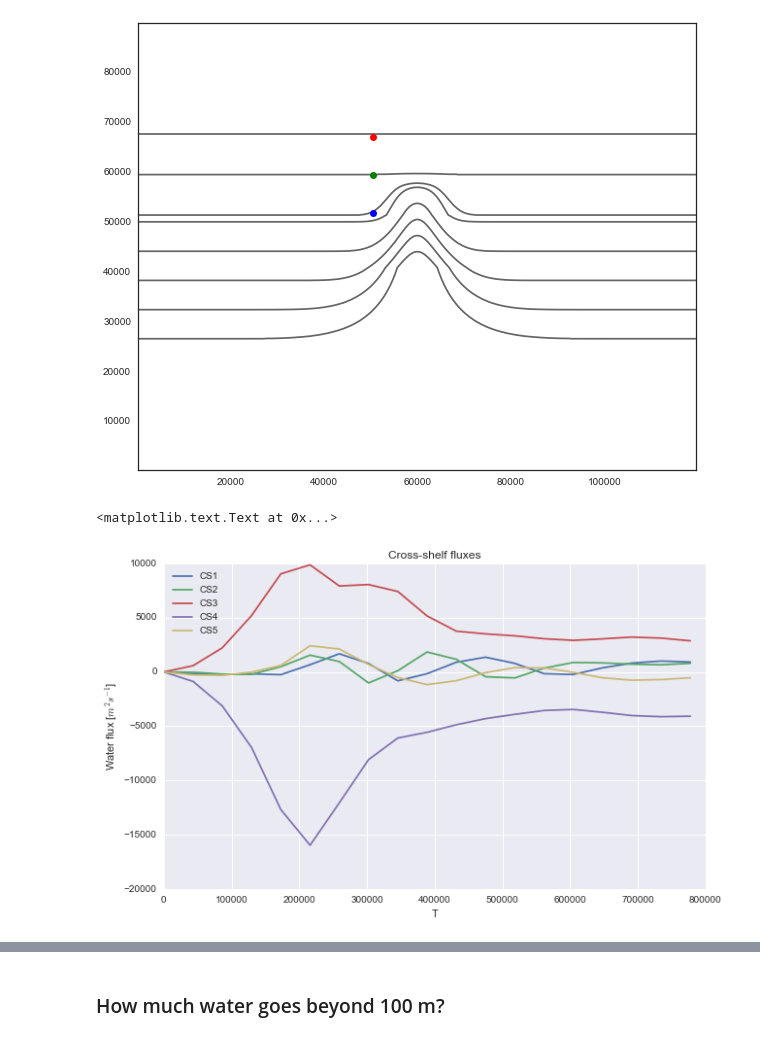
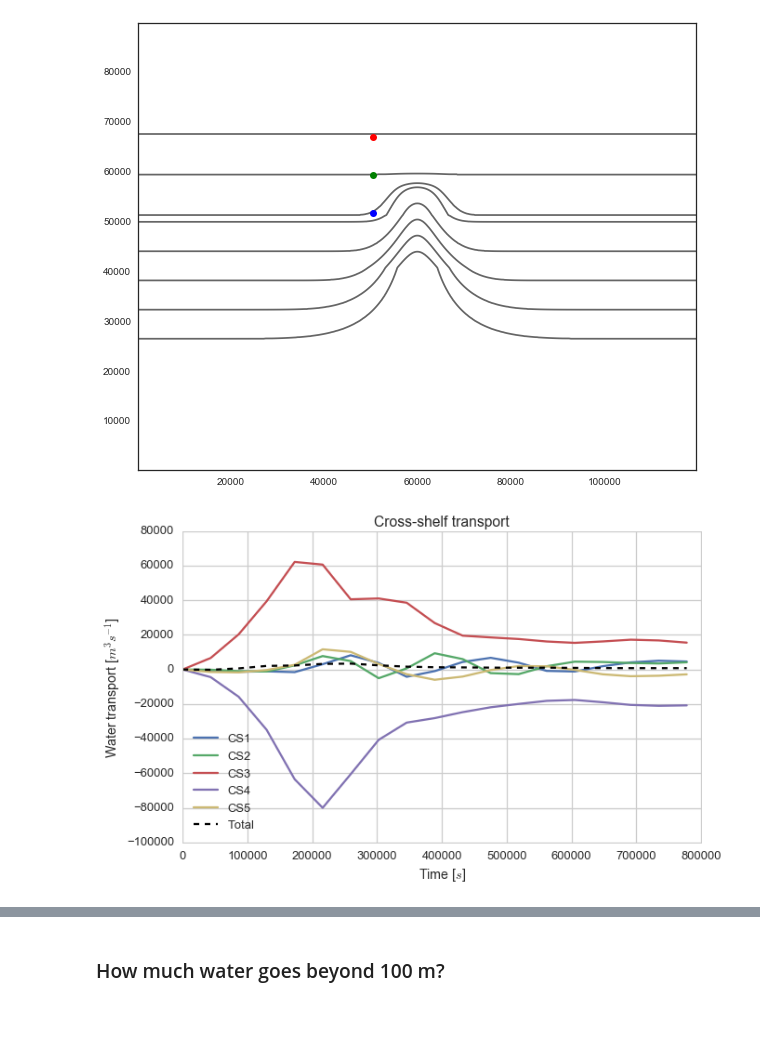
Before and after one commit to UBC-MOAD/outputanalysisnotebooks, a Jupyter notebook: Transports/water_transports_base_case.ipynb, the cells around one changed output, grey strips where cells are left out. Saved outputs shown, nothing was run; the diff lists cells and outputs as text; code cells hidden in the pictures.

```diff
--- a/Transports/water_transports_base_case.ipynb
+++ b/Transports/water_transports_base_case.ipynb
@@ -118,11 +151,16 @@ ax.plot(grid.X[120],grid.Y[297], 'ro')
 [<matplotlib.lines.Line2D at 0x...>]
 [figure]
 # %%
-waterCS1_flux = calc_wat_transport_CS(state03.V, CS1_x_slice, CS1_y_ind, grid.dxG , 'X')
-waterCS2_flux = calc_wat_transport_CS(state03.V, CS2_x_slice, CS1_y_ind, grid.dxG , 'X')
-waterCS3_flux = calc_wat_transport_CS(state03.V, CS3_x_slice, CS1_y_ind, grid.dxG , 'X')
-waterCS4_flux = calc_wat_transport_CS(state03.V, CS4_x_slice, CS1_y_ind, grid.dxG , 'X')
-waterCS5_flux = calc_wat_transport_CS(state03.V, CS5_x_slice, CS1_y_ind, grid.dxG , 'X')
+waterCS1_flux = calc_wat_transport_CS(unstagger_xarray(state03.V,'Yp1'), CS1_x_slice, CS1_y_ind,
+                                      unstagger_xarray(grid.dxG, 'Yp1'), 'X')
+waterCS2_flux = calc_wat_transport_CS(unstagger_xarray(state03.V,'Yp1'), CS2_x_slice, CS1_y_ind,
+                                      unstagger_xarray(grid.dxG, 'Yp1') , 'X')
+waterCS3_flux = calc_wat_transport_CS(unstagger_xarray(state03.V,'Yp1'), CS3_x_slice, CS1_y_ind,
+                                      unstagger_xarray(grid.dxG, 'Yp1') , 'X')
+waterCS4_flux = calc_wat_transport_CS(unstagger_xarray(state03.V,'Yp1'), CS4_x_slice, CS1_y_ind,
+                                      unstagger_xarray(grid.dxG, 'Yp1') , 'X')
+waterCS5_flux = calc_wat_transport_CS(unstagger_xarray(state03.V,'Yp1'), CS5_x_slice, CS1_y_ind,
+                                      unstagger_xarray(grid.dxG, 'Yp1') , 'X')
 
 waterCS1_flux.name = 'WaterFlux_CS1'
 waterCS1_flux.attrs['units'] = 'm2/s'
@@ -134,21 +172,24 @@ waterCS4_flux.name = 'WaterFlux_CS4'
 waterCS4_flux.attrs['units'] = 'm2/s'
 waterCS5_flux.name = 'WaterFlux_CS5'
 waterCS5_flux.attrs['units'] = 'm2/s'
-
-fig, ax = plt.subplots(1, 1, figsize=(10, 6))
-
-waterCS1_flux.sum(dim='Z').plot(ax=ax, label = 'CS1')
-waterCS2_flux.sum(dim='Z').plot(ax=ax, label = 'CS2')
-waterCS3_flux.sum(dim='Z').plot(ax=ax, label = 'CS3')
-waterCS4_flux.sum(dim='Z').plot(ax=ax, label = 'CS4')
-waterCS5_flux.sum(dim='Z').plot(ax=ax, label = 'CS5')
-
-ax.set_ylabel('Water flux [$m^2s^{-1}$]')
-ax.legend(loc=0)
-ax.set_title('Cross-shelf fluxes')
-# %% [output]
-<matplotlib.text.Text at 0x...>
-[figure, removed]
+# %%
+fig, ax = plt.subplots(1, 1, figsize=(10, 6))
+
+(waterCS1_flux*grid.drF).sum(dim='Z').plot(ax=ax, label = 'CS1')
+(waterCS2_flux*grid.drF).sum(dim='Z').plot(ax=ax, label = 'CS2')
+(waterCS3_flux*grid.drF).sum(dim='Z').plot(ax=ax, label = 'CS3')
+(waterCS4_flux*grid.drF).sum(dim='Z').plot(ax=ax, label = 'CS4')
+(waterCS5_flux*grid.drF).sum(dim='Z').plot(ax=ax, label = 'CS5')
+
+(waterCS1_flux*grid.drF+
+ waterCS2_flux*grid.drF+
+ waterCS3_flux*grid.drF+
+ waterCS4_flux*grid.drF+
+ waterCS5_flux*grid.drF).sum(dim='Z').plot(ax=ax, label = 'Total', color='k',linestyle='--')
+
+ax = fig_looks(ax)
+# %% [output]
+[figure, added]
 # %%
 fig, ax = plt.subplots(1, 1, figsize=(10, 6))
 
```
Also changed, not shown: parts of 23 cells of this notebook, 3 other files.
